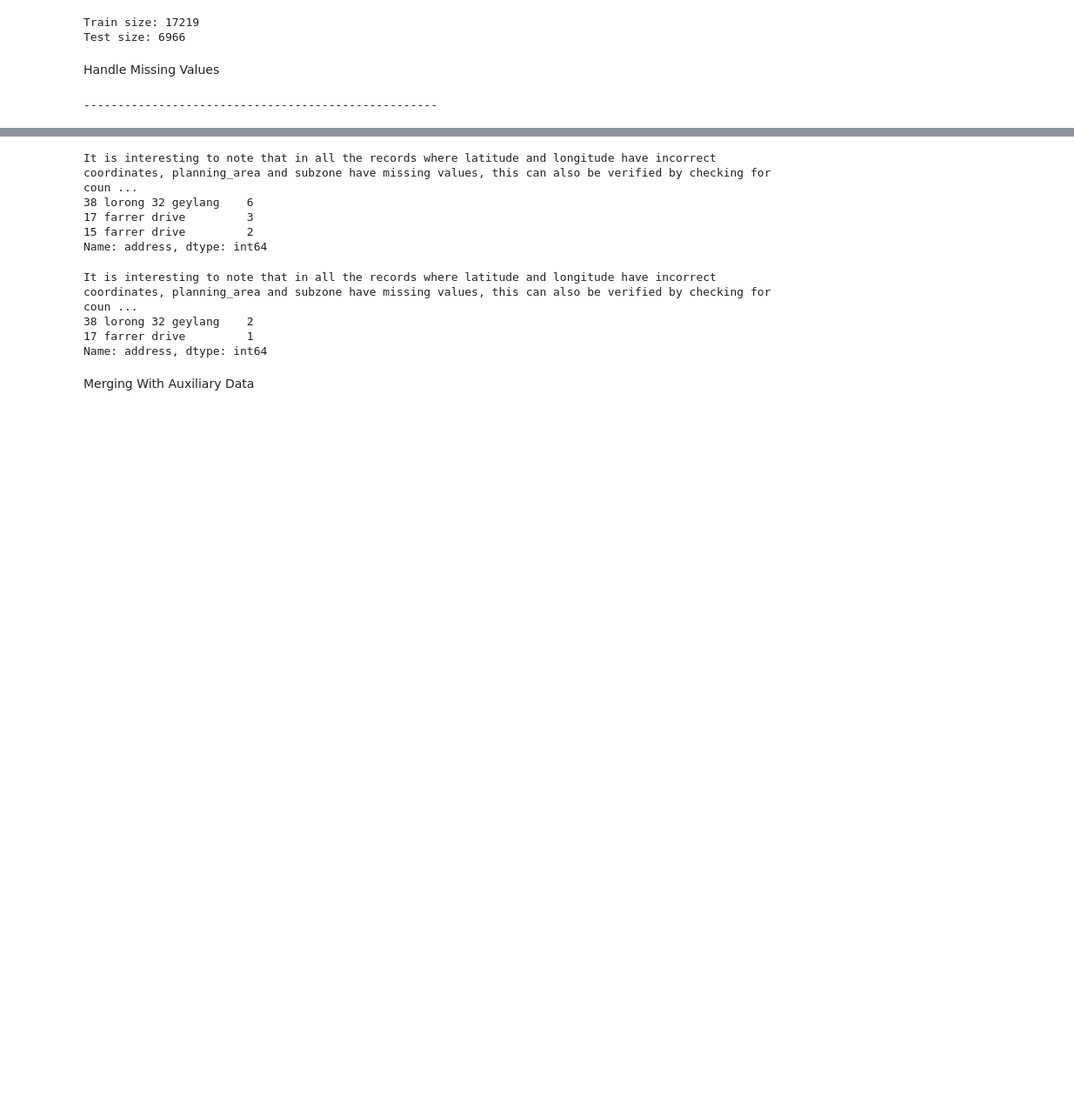
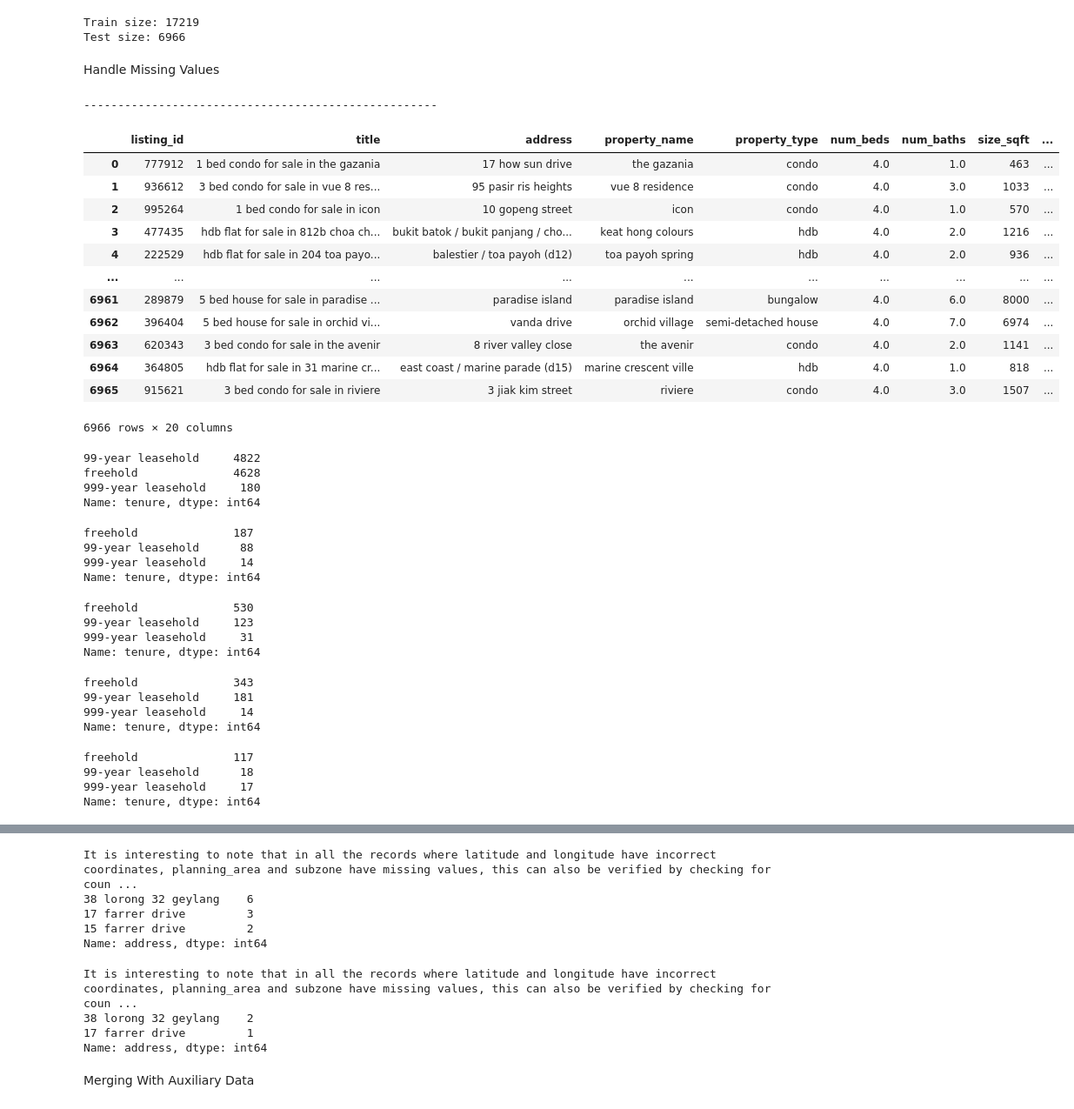
Before and after one commit to nish-d/ParanormalDistribution, a Jupyter notebook: notebooks/data_cleaning_consolidated.ipynb, the cells around one changed output, grey strips where cells are left out. Shown at 87% size. Saved outputs shown, nothing was run; the diff lists cells and outputs as text; code cells hidden in the pictures; blank space fills up the shorter version.

Commit message:
filled in unknown tenure type for test data

```diff
--- a/notebooks/data_cleaning_consolidated.ipynb
+++ b/notebooks/data_cleaning_consolidated.ipynb
@@ -202,3 +202,58 @@ df_test_cleaned.loc[(df_test_cleaned.num_baths.isnull() & df_test_cleaned.num_be
 df_test_cleaned.loc[(df_test_cleaned.num_baths.isnull() & df_test_cleaned.num_beds > 2), ['num_baths']] = df_test_cleaned.num_beds -1
 # %% [output]
 ----------------------------------------------------
+# %%
+#fill in missing tenure type for HDB
+
+df_test_cleaned.loc[(df_test_cleaned["property_type"] == "hdb") & (df_test_cleaned["tenure"].isnull()), "tenure"] = "99-year leasehold"
+df_test_cleaned
+# %% [output]
+|  | listing_id | title | address | property_name | property_type | num_beds | num_baths | size_sqft | ... |
+| 0 | 777912 | 1 bed condo for sale in the gazania | 17 how sun drive | the gazania | condo | 4.0 | 1.0 | 463 | ... |
+| 1 | 936612 | 3 bed condo for sale in vue 8 res... | 95 pasir ris heights | vue 8 residence | condo | 4.0 | 3.0 | 1033 | ... |
+| 2 | 995264 | 1 bed condo for sale in icon | 10 gopeng street | icon | condo | 4.0 | 1.0 | 570 | ... |
+| 3 | 477435 | hdb flat for sale in 812b choa ch... | bukit batok / bukit panjang / cho... | keat hong colours | hdb | 4.0 | 2.0 | 1216 | ... |
+| 4 | 222529 | hdb flat for sale in 204 toa payo... | balestier / toa payoh (d12) | toa payoh spring | hdb | 4.0 | 2.0 | 936 | ... |
+| ... | ... | ... | ... | ... | ... | ... | ... | ... | ... |
+| 6961 | 289879 | 5 bed house for sale in paradise ... | paradise island | paradise island | bungalow | 4.0 | 6.0 | 8000 | ... |
+| 6962 | 396404 | 5 bed house for sale in orchid vi... | vanda drive | orchid village | semi-detached house | 4.0 | 7.0 | 6974 | ... |
+| 6963 | 620343 | 3 bed condo for sale in the avenir | 8 river valley close | the avenir | condo | 4.0 | 2.0 | 1141 | ... |
+| 6964 | 364805 | hdb flat for sale in 31 marine cr... | east coast / marine parade (d15) | marine crescent ville | hdb | 4.0 | 1.0 | 818 | ... |
+| 6965 | 915621 | 3 bed condo for sale in riviere | 3 jiak kim street | riviere | condo | 4.0 | 3.0 | 1507 | ... |
+6966 rows × 20 columns
+# %%
+# find the most probable type of tenure from the train data, use them to fill in the unknown tenure type
+df_cleaned[df_cleaned["property_type"] == "condo"]["tenure"].value_counts()
+# %% [output]
+99-year leasehold     4822
+freehold              4628
+999-year leasehold     180
+Name: tenure, dtype: int64
+# %%
+df_cleaned[df_cleaned["property_type"] == "terraced house"]["tenure"].value_counts()
+# %% [output]
+freehold              187
+99-year leasehold      88
+999-year leasehold     14
+Name: tenure, dtype: int64
+# %%
+df_cleaned[df_cleaned["property_type"] == "semi-detached house"]["tenure"].value_counts()
+# %% [output]
+freehold              530
+99-year leasehold     123
+999-year leasehold     31
+Name: tenure, dtype: int64
+# %%
+df_cleaned[df_cleaned["property_type"] == "bungalow"]["tenure"].value_counts()
+# %% [output]
+freehold              343
+99-year leasehold     181
+999-year leasehold     14
+Name: tenure, dtype: int64
+# %%
+df_cleaned[df_cleaned["property_type"] == "corner terrace"]["tenure"].value_counts()
+# %% [output]
+freehold              117
+99-year leasehold      18
+999-year leasehold     17
+Name: tenure, dtype: int64
```
Also changed, not shown: parts of 3 cells of this notebook, 1 other file.
